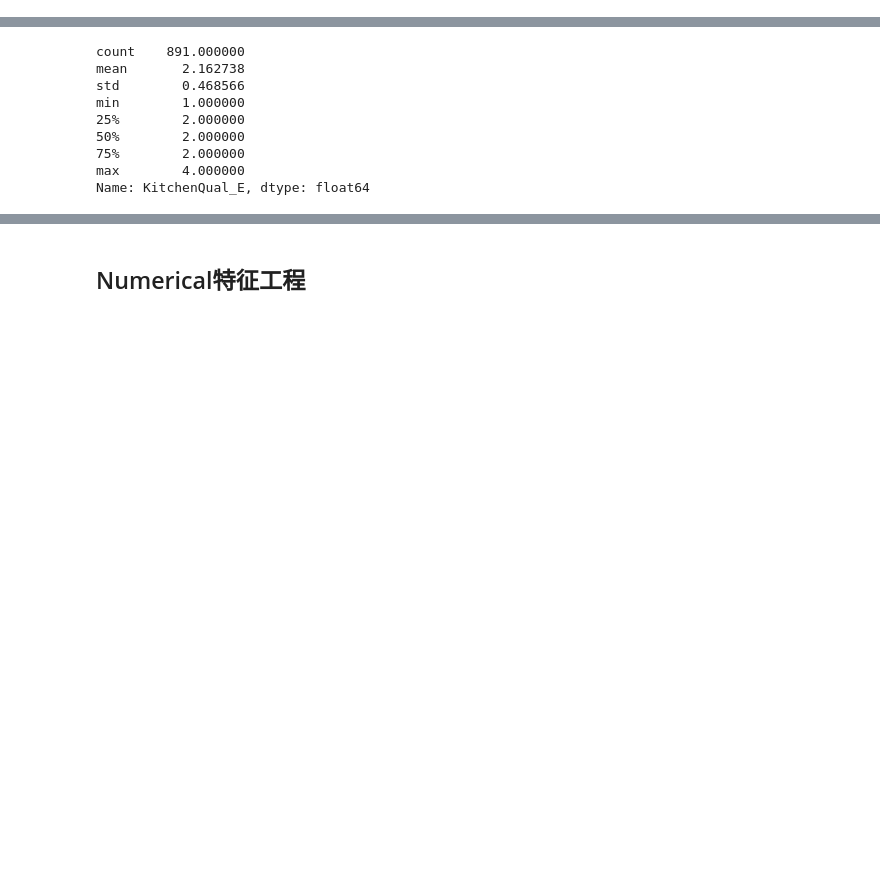
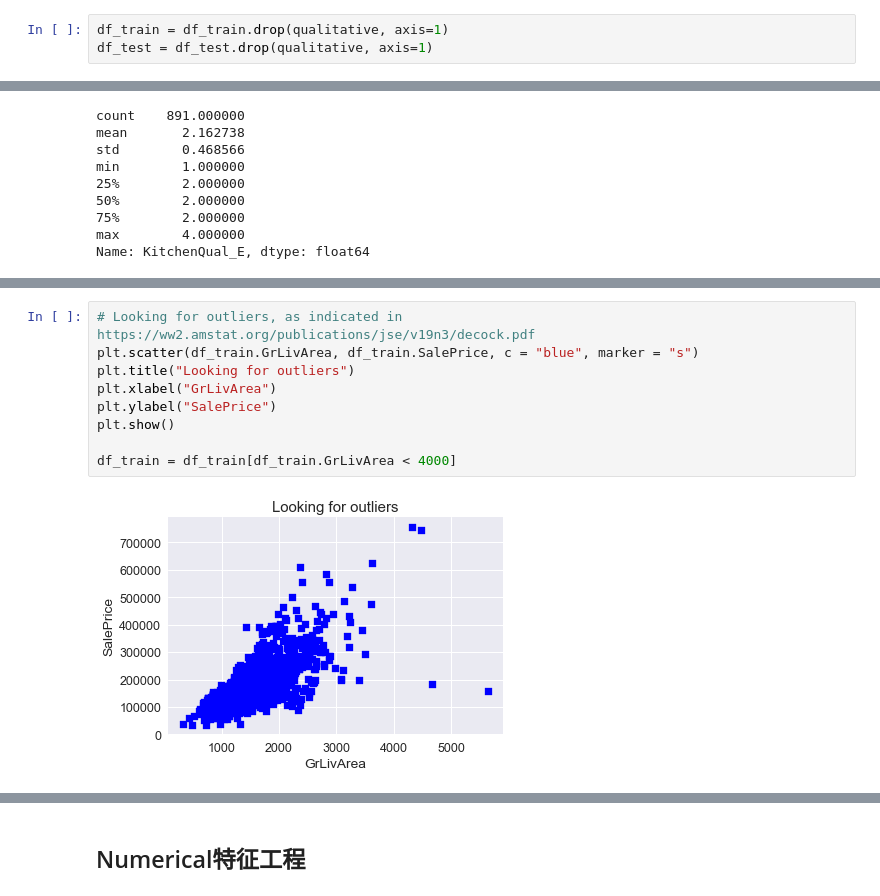
Before and after one commit to preexistent/Advanced-Regression, a Jupyter notebook: House_Price_Regression.ipynb, the cells around one changed output, grey strips where cells are left out. Saved outputs shown, nothing was run; the diff lists cells and outputs as text; blank space fills up the shorter version.

```diff
--- a/House_Price_Regression.ipynb
+++ b/House_Price_Regression.ipynb
@@ -275,0 +278,3 @@ for index, di in train_ordering.items():
+# %%
+df_train = df_train.drop(qualitative, axis=1)
+df_test = df_test.drop(qualitative, axis=1)
@@ -430,0 +602,11 @@ df_test.loc[KQ_abnorm.index, 'KitchenQual_E'] = 2
+# %%
+# Looking for outliers, as indicated in https://ww2.amstat.org/publications/jse/v19n3/decock.pdf
+plt.scatter(df_train.GrLivArea, df_train.SalePrice, c = "blue", marker = "s")
+plt.title("Looking for outliers")
+plt.xlabel("GrLivArea")
+plt.ylabel("SalePrice")
+plt.show()
+
+df_train = df_train[df_train.GrLivArea < 4000]
+# %% [output]
+[figure, added]
```
Also changed, not shown: parts of 101 cells of this notebook.
